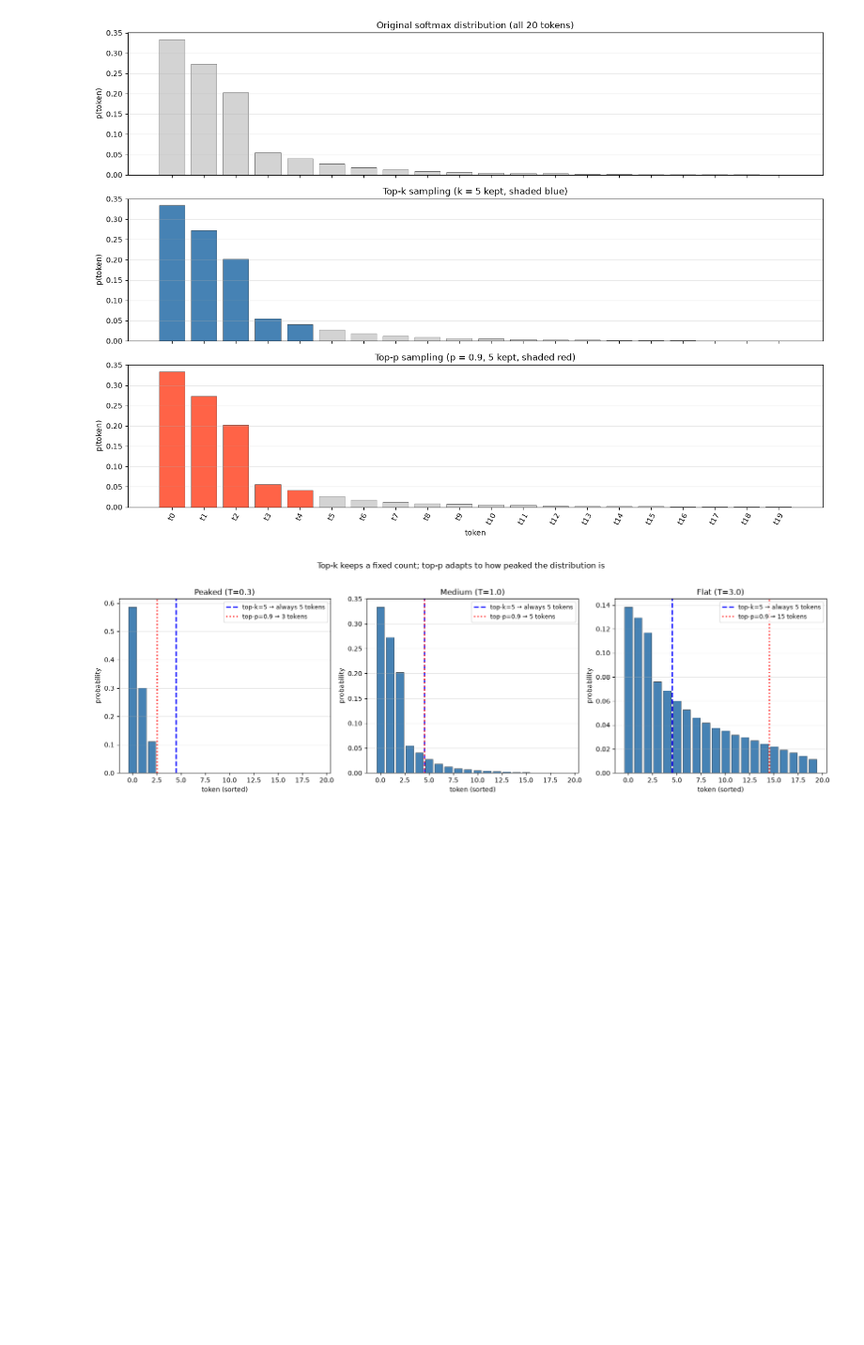
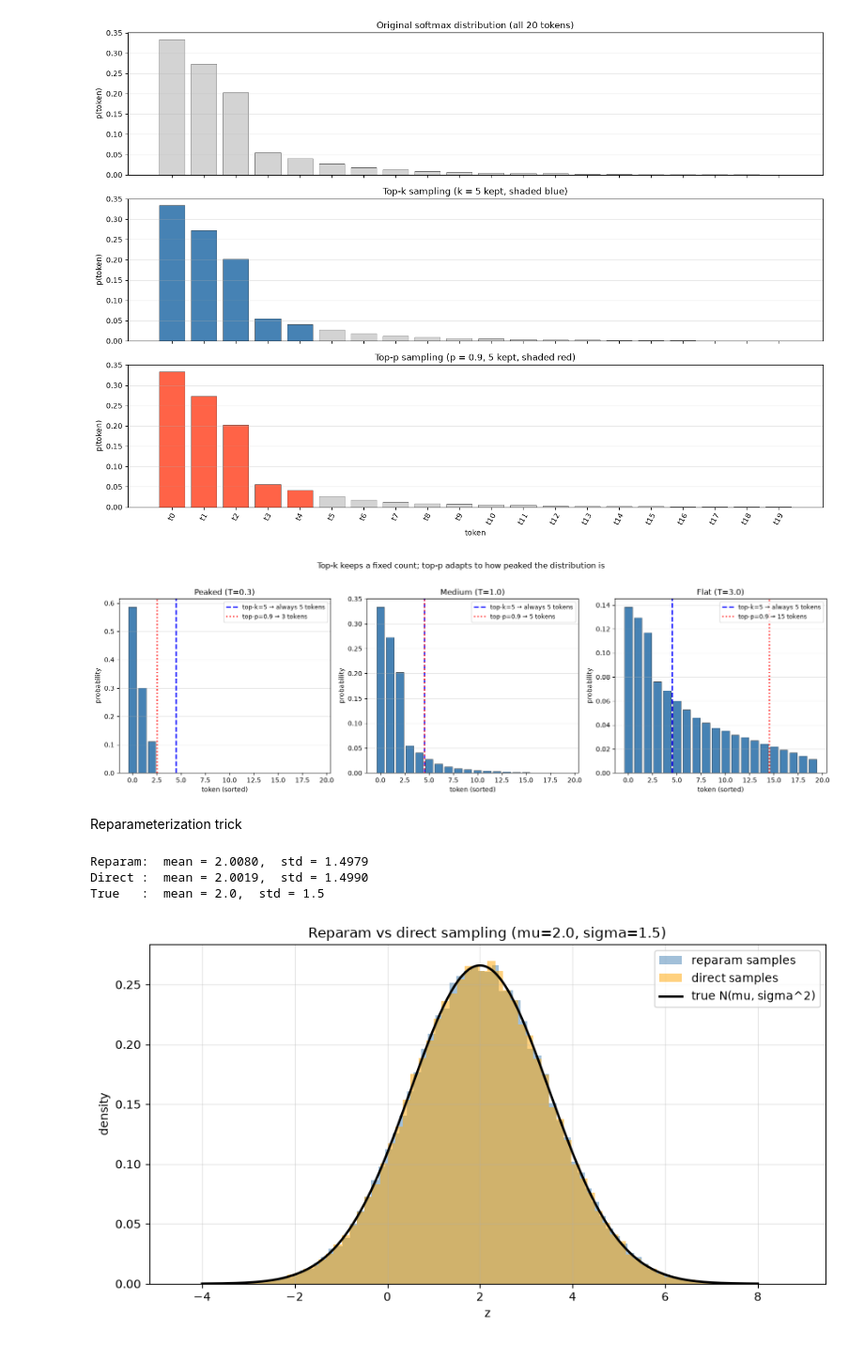
Before and after one commit to Saransh-Basu-01/AI_Engineering, a Jupyter notebook: Math_Fundamentals/Sampling_Methods/sampling.ipynb, the cells around one changed output. Shown at 94% size. Cells and saved outputs as stored; diff of their text form; code cells hidden in the pictures; blank space fills up the shorter version.

Commit message:
reparameterization trick

```diff
--- a/Math_Fundamentals/Sampling_Methods/sampling.ipynb
+++ b/Math_Fundamentals/Sampling_Methods/sampling.ipynb
@@ -863,3 +863,58 @@ plt.tight_layout()
 plt.show()
 # %% [output]
 [figure]
+# %% [markdown]
+Reparameterization trick
+# %%
+def reparam_sample(mu, sigma):
+    epsilon = random.gauss(0, 1)
+    return mu + sigma * epsilon
+
+def reparam_gradient(mu, sigma, epsilon):
+    dz_dmu = 1.0
+    dz_dsigma = epsilon
+    return dz_dmu, dz_dsigma
+# %%
+import math
+import random
+import numpy as np
+import matplotlib.pyplot as plt
+
+def reparam_sample(mu, sigma):
+    epsilon = random.gauss(0, 1)
+    return mu + sigma * epsilon
+
+def direct_sample(mu, sigma):
+    return random.gauss(mu, sigma)   # equivalent but NOT differentiable
+
+random.seed(0)
+mu, sigma = 2.0, 1.5
+N = 100_000
+
+samples_reparam = [reparam_sample(mu, sigma) for _ in range(N)]
+samples_direct  = [direct_sample(mu, sigma)  for _ in range(N)]
+
+print(f"Reparam:  mean = {np.mean(samples_reparam):.4f},  std = {np.std(samples_reparam):.4f}")
+print(f"Direct :  mean = {np.mean(samples_direct):.4f},  std = {np.std(samples_direct):.4f}")
+print(f"True   :  mean = {mu},  std = {sigma}")
+
+fig, ax = plt.subplots(figsize=(9, 5))
+xs = np.linspace(mu - 4*sigma, mu + 4*sigma, 300)
+true_pdf = (1 / (sigma * math.sqrt(2 * math.pi))) * np.exp(-0.5 * ((xs - mu) / sigma)**2)
+
+ax.hist(samples_reparam, bins=80, density=True, alpha=0.5,
+        color='steelblue', label='reparam samples')
+ax.hist(samples_direct,  bins=80, density=True, alpha=0.5,
+        color='orange', label='direct samples')
+ax.plot(xs, true_pdf, 'k-', lw=2, label='true N(mu, sigma^2)')
+
+ax.set_title(f'Reparam vs direct sampling (mu={mu}, sigma={sigma})')
+ax.set_xlabel('z'); ax.set_ylabel('density')
+ax.legend(); ax.grid(alpha=0.3)
+plt.tight_layout()
+plt.show()
+# %% [output]
+Reparam:  mean = 2.0080,  std = 1.4979
+Direct :  mean = 2.0019,  std = 1.4990
+True   :  mean = 2.0,  std = 1.5
+[figure, added]
```
Also changed, not shown: parts of 3 cells of this notebook.
